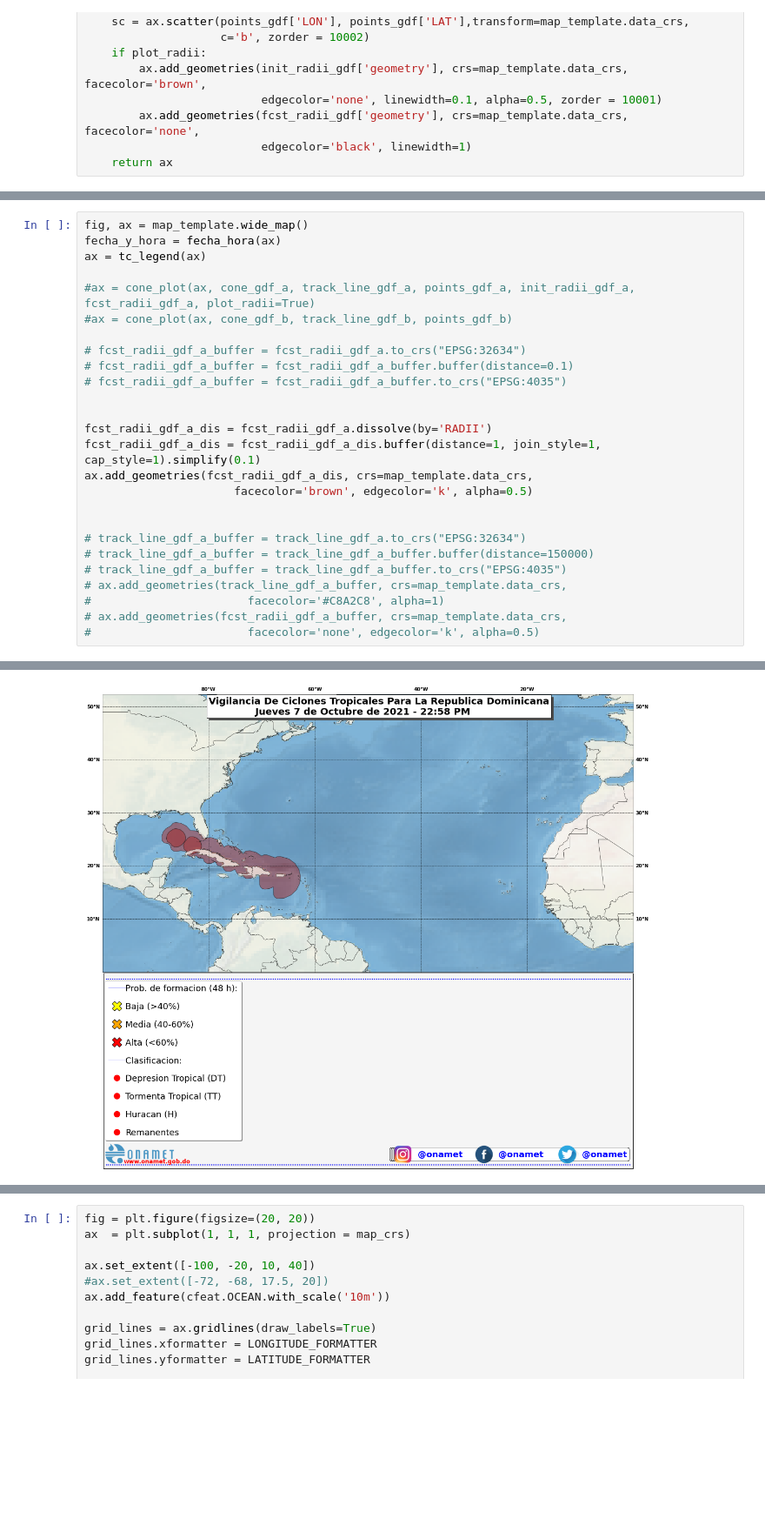
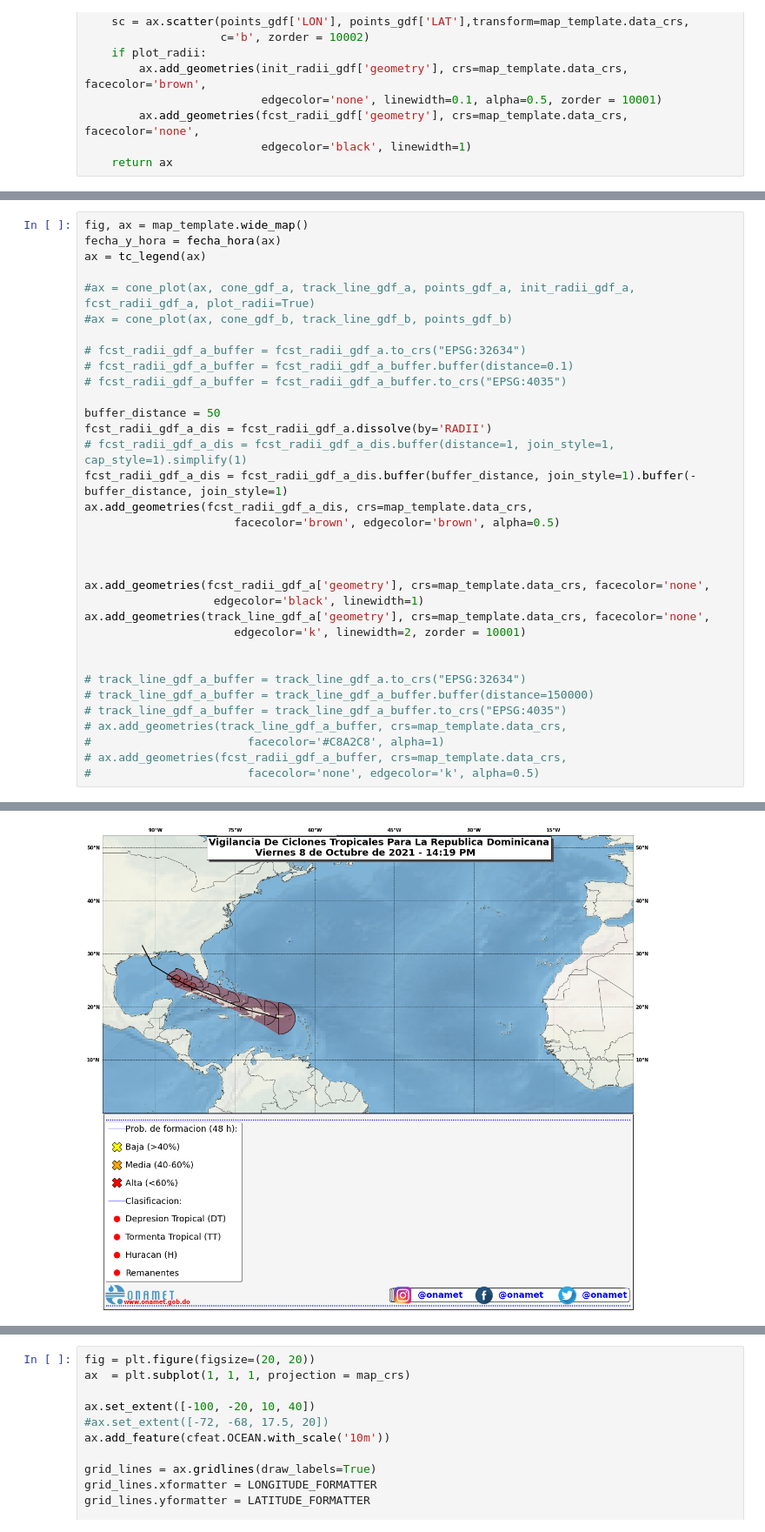
Before and after one commit to jmedinah09/UnidataProjects, a Jupyter notebook: tropical_cyclone_plot_project/Tropical_Cyclone_Plot_Project_latest_file.ipynb, the cells around one changed output, grey strips where cells are left out. Shown at 87% size. Cells and saved outputs as stored; diff of their text form; blank space fills up the shorter version.

Commit message:
radii buffer achieved

```diff
--- a/tropical_cyclone_plot_project/Tropical_Cyclone_Plot_Project_latest_file.ipynb
+++ b/tropical_cyclone_plot_project/Tropical_Cyclone_Plot_Project_latest_file.ipynb
@@ -260,11 +262,19 @@ ax = tc_legend(ax)
 # fcst_radii_gdf_a_buffer = fcst_radii_gdf_a_buffer.buffer(distance=0.1)
 # fcst_radii_gdf_a_buffer = fcst_radii_gdf_a_buffer.to_crs("EPSG:4035")
 
+buffer_distance = 50
+fcst_radii_gdf_a_dis = fcst_radii_gdf_a.dissolve(by='RADII')
+# fcst_radii_gdf_a_dis = fcst_radii_gdf_a_dis.buffer(distance=1, join_style=1, cap_style=1).simplify(1)
+fcst_radii_gdf_a_dis = fcst_radii_gdf_a_dis.buffer(buffer_distance, join_style=1).buffer(-buffer_distance, join_style=1)
+ax.add_geometries(fcst_radii_gdf_a_dis, crs=map_template.data_crs,
+                      facecolor='brown', edgecolor='brown', alpha=0.5)
 
-fcst_radii_gdf_a_dis = fcst_radii_gdf_a.dissolve(by='RADII')
-fcst_radii_gdf_a_dis = fcst_radii_gdf_a_dis.buffer(distance=1, join_style=1, cap_style=1).simplify(0.1)
-ax.add_geometries(fcst_radii_gdf_a_dis, crs=map_template.data_crs,
-                      facecolor='brown', edgecolor='k', alpha=0.5)
+
+
+ax.add_geometries(fcst_radii_gdf_a['geometry'], crs=map_template.data_crs, facecolor='none',
+                   edgecolor='black', linewidth=1)
+ax.add_geometries(track_line_gdf_a['geometry'], crs=map_template.data_crs, facecolor='none',
+                      edgecolor='k', linewidth=2, zorder = 10001)
 
 
 # track_line_gdf_a_buffer = track_line_gdf_a.to_crs("EPSG:32634")
@@ -280 +292 @@ ax.add_geometries(fcst_radii_gdf_a_dis, crs=map_template.data_crs,
-[figure, old version]
+[figure, new version]
```
Also changed, not shown: parts of 6 cells of this notebook, 1 other file.
